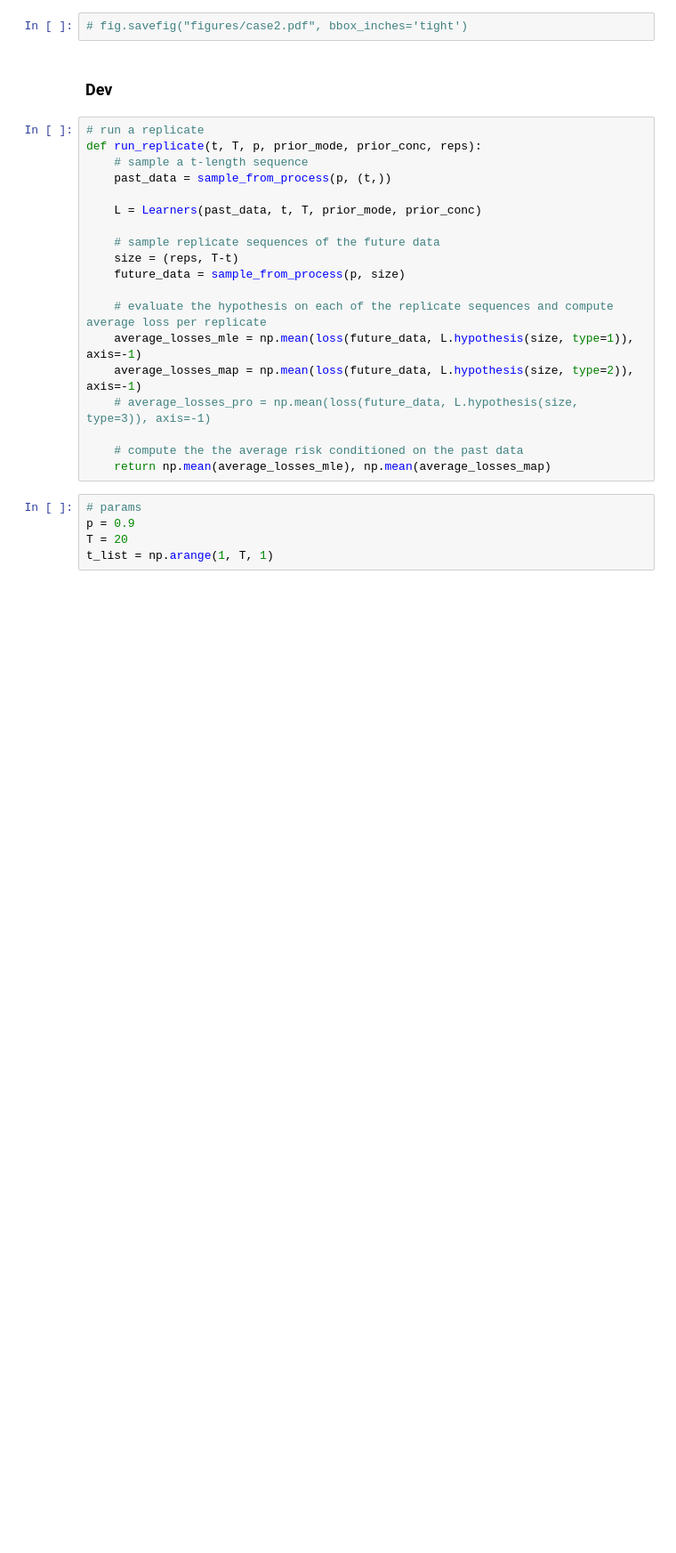
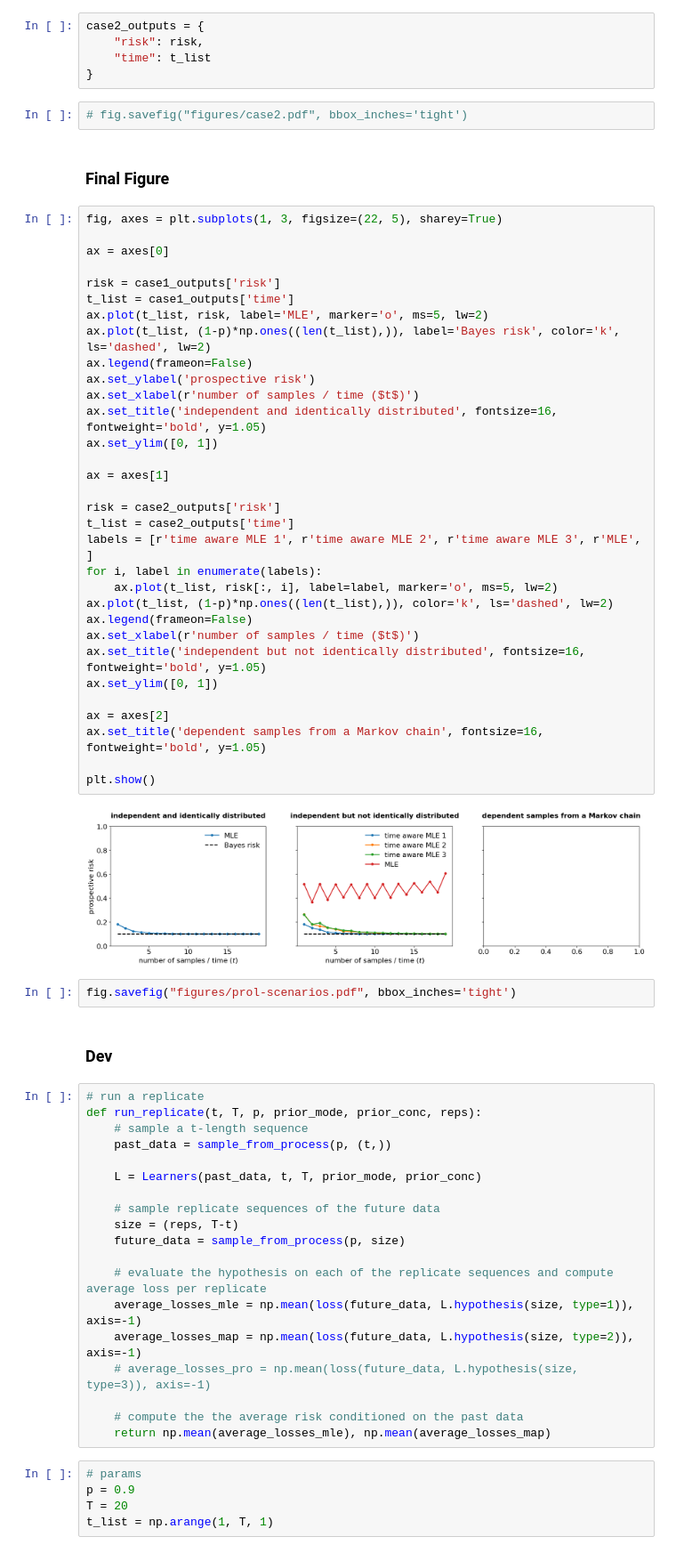
Before and after one commit to YuxinB/ProL, a Jupyter notebook: notebooks/6-four-cases-of-PL.ipynb, the cells around one changed output. Shown at 89% size. Saved outputs shown, nothing was run; the diff lists cells and outputs as text; blank space fills up the shorter version.

```diff
--- a/notebooks/6-four-cases-of-PL.ipynb
+++ b/notebooks/6-four-cases-of-PL.ipynb
@@ -295,5 +285,48 @@ Text(0, 0.5, 'expected naive MLE estimate')
+# %%
+case2_outputs = {
+    "risk": risk,
+    "time": t_list
+}
 # %%
 # fig.savefig("figures/case2.pdf", bbox_inches='tight')
+# %% [markdown]
+### Final Figure
+# %%
+fig, axes = plt.subplots(1, 3, figsize=(22, 5), sharey=True)
+
+ax = axes[0]
+
+risk = case1_outputs['risk']
+t_list = case1_outputs['time']
+ax.plot(t_list, risk, label='MLE', marker='o', ms=5, lw=2)
+ax.plot(t_list, (1-p)*np.ones((len(t_list),)), label='Bayes risk', color='k', ls='dashed', lw=2)
+ax.legend(frameon=False)
+ax.set_ylabel('prospective risk')
+ax.set_xlabel(r'number of samples / time ($t$)')
+ax.set_title('independent and identically distributed', fontsize=16, fontweight='bold', y=1.05)
+ax.set_ylim([0, 1])
+
+ax = axes[1]
+
+risk = case2_outputs['risk']
+t_list = case2_outputs['time']
+labels = [r'time aware MLE 1', r'time aware MLE 2', r'time aware MLE 3', r'MLE', ]
+for i, label in enumerate(labels):
+    ax.plot(t_list, risk[:, i], label=label, marker='o', ms=5, lw=2)
+ax.plot(t_list, (1-p)*np.ones((len(t_list),)), color='k', ls='dashed', lw=2)
+ax.legend(frameon=False)
+ax.set_xlabel(r'number of samples / time ($t$)')
+ax.set_title('independent but not identically distributed', fontsize=16, fontweight='bold', y=1.05)
+ax.set_ylim([0, 1])
+
+ax = axes[2]
+ax.set_title('dependent samples from a Markov chain', fontsize=16, fontweight='bold', y=1.05)
+
+plt.show()
+# %% [output]
+[figure, added]
+# %%
+fig.savefig("figures/prol-scenarios.pdf", bbox_inches='tight')
 # %% [markdown]
 ### Dev
 # %%
```
Also changed, not shown: parts of 7 cells of this notebook, 3 other files.
